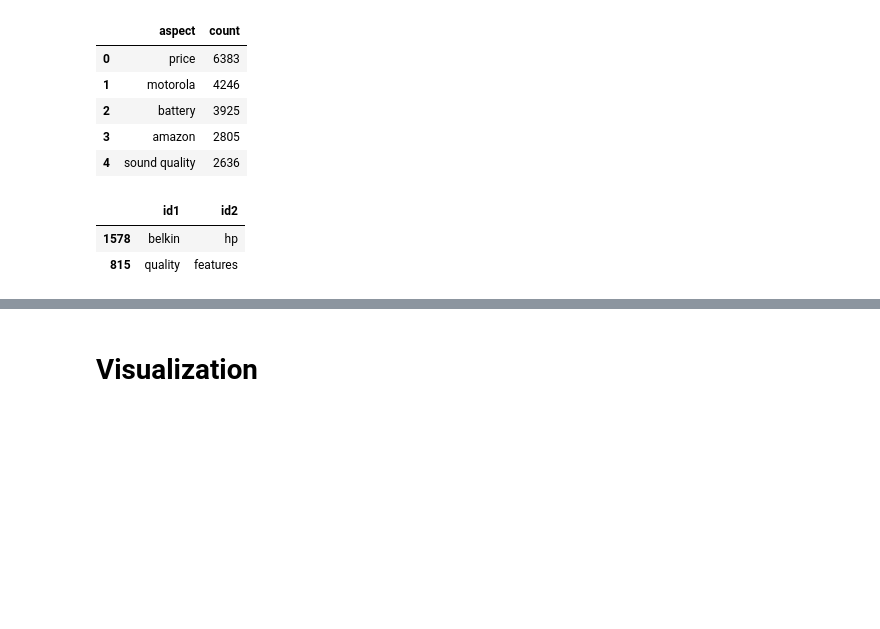
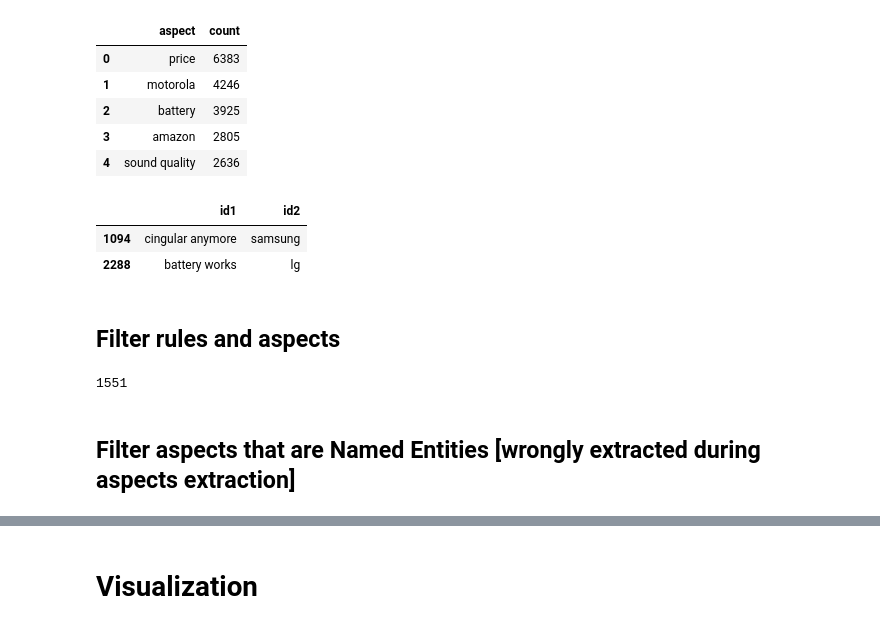
Before and after one commit to laugustyniak/discourse_summarization, a Jupyter notebook: notebooks/poincare-embeddings-using-gensim-apsects-hierarchy.ipynb, the cells around one changed output, grey strips where cells are left out. Cells and saved outputs as stored; diff of their text form; code cells hidden in the pictures; blank space fills up the shorter version.

```diff
--- a/notebooks/poincare-embeddings-using-gensim-apsects-hierarchy.ipynb
+++ b/notebooks/poincare-embeddings-using-gensim-apsects-hierarchy.ipynb
@@ -20,6 +28,6 @@ from pathlib import Path
 # %%
 data_directory = Path('../results/reviews_Cell_Phones_and_Accessories/')
-wordnet_mammal_file = os.path.join(data_directory, 'aspect-rules.csv')
+aspect_rules_file = os.path.join(data_directory, 'aspect-rules.csv')
 # %%
 aspect_df_min_10_times = pd.read_csv(data_directory / 'aspects_per_edu_filtered_min_10_freq.csv')
 aspect_df_min_10_times.columns = ['aspect', 'count']
@@ -35,12 +43,14 @@ aspect_df_min_10_times.head()
 | 3 | amazon | 2805 |
 | 4 | sound quality | 2636 |
 # %%
-aspect_rules_df = pd.read_csv(wordnet_mammal_file)
+aspect_rules_df = pd.read_csv(aspect_rules_file)
 aspect_rules_df = aspect_rules_df[['id1', 'id2']]
 aspect_rules_df.sample(2)
 # %% [output]
 |  | id1 | id2 |
-| 1578 | belkin | hp |
-| 815 | quality | features |
+| 1094 | cingular anymore | samsung |
+| 2288 | battery works | lg |
+# %% [markdown]
+## Filter rules and aspects
 # %%
 aspect_rules_df = aspect_rules_df[aspect_rules_df.id1.isin(aspect_df_min_10_times.aspect.values) & aspect_rules_df.id2.isin(aspect_df_min_10_times.aspect.values)]
@@ -46,0 +61,6 @@ aspect_rules_df = aspect_rules_df[aspect_rules_df.id1.isin(aspect_df_min_10_time
+# %%
+len(relations)
+# %% [output]
+1551
+# %% [markdown]
+## Filter aspects that are Named Entities [wrongly extracted during aspects extraction]
```
Also changed, not shown: parts of 41 cells of this notebook, 2 other files.
